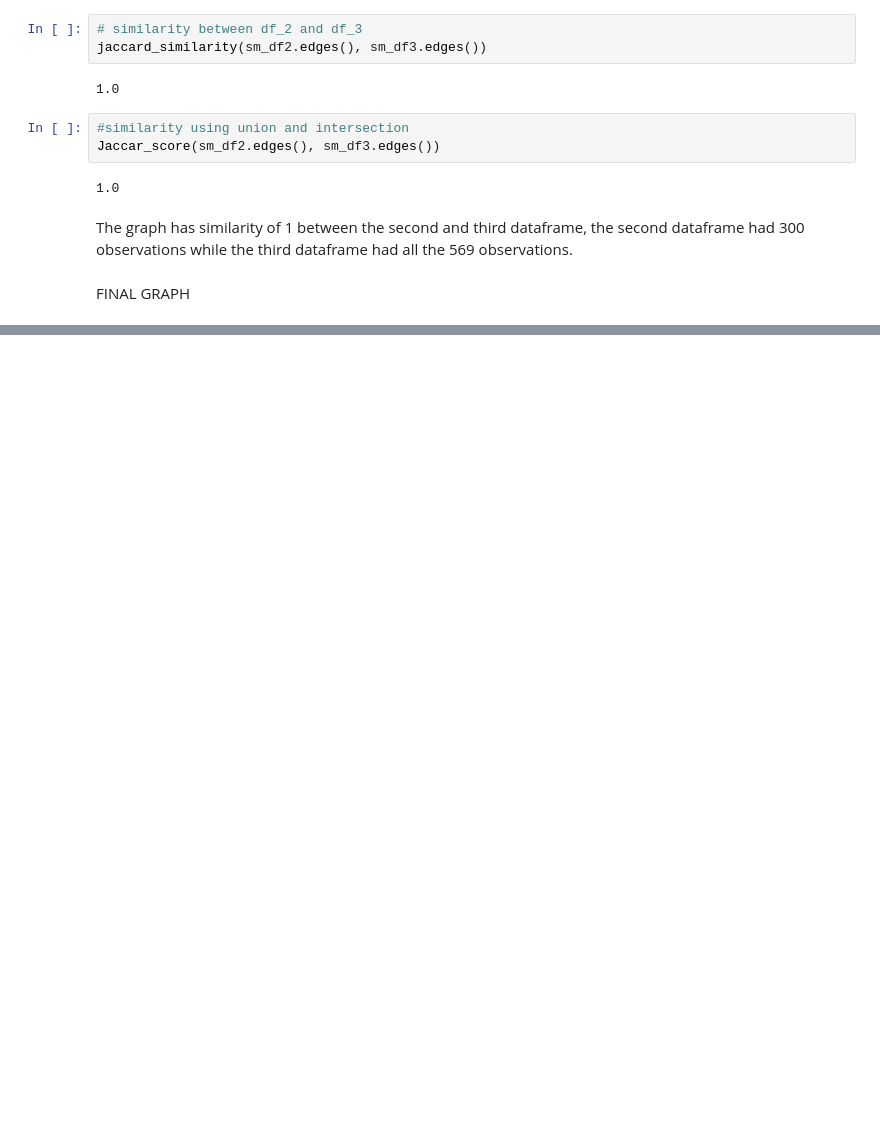
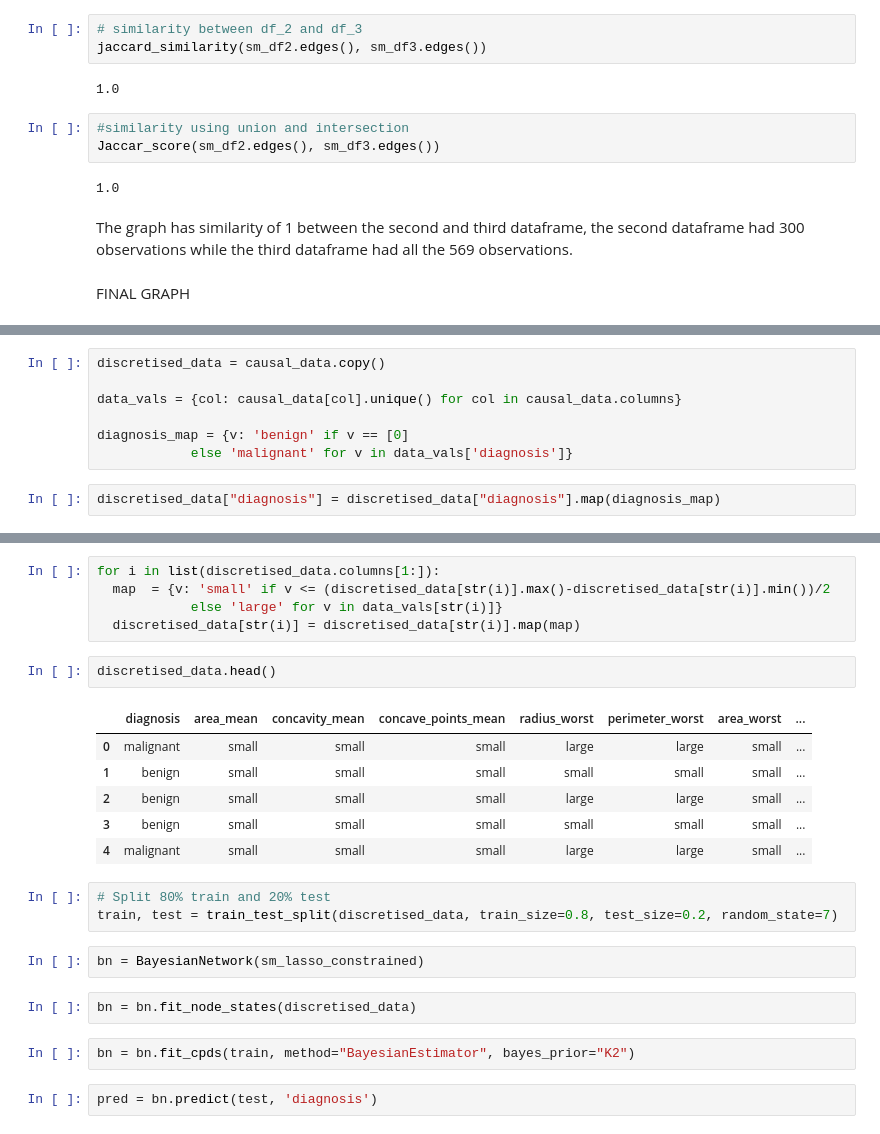
Before and after one commit to Kibika/Causal_Inference, a Jupyter notebook: notebooks/causal_inference.ipynb, the cells around one changed output, grey strips where cells are left out. Cells and saved outputs as stored; diff of their text form; blank space fills up the shorter version.

```diff
--- a/notebooks/causal_inference.ipynb
+++ b/notebooks/causal_inference.ipynb
@@ -765,0 +766,9 @@ Warning: node 'concave_points_worst', graph '' size too small for label
+# %%
+discretised_data = causal_data.copy()
+
+data_vals = {col: causal_data[col].unique() for col in causal_data.columns}
+
+diagnosis_map = {v: 'benign' if v == [0]
+            else 'malignant' for v in data_vals['diagnosis']}
+# %%
+discretised_data["diagnosis"] = discretised_data["diagnosis"].map(diagnosis_map)
@@ -765,0 +789,25 @@ Warning: node 'concave_points_worst', graph '' size too small for label
+# %%
+for i in list(discretised_data.columns[1:]):
+  map  = {v: 'small' if v <= (discretised_data[str(i)].max()-discretised_data[str(i)].min())/2
+            else 'large' for v in data_vals[str(i)]}
+  discretised_data[str(i)] = discretised_data[str(i)].map(map)
+# %%
+discretised_data.head()
+# %% [output]
+|  | diagnosis | area_mean | concavity_mean | concave_points_mean | radius_worst | perimeter_worst | area_worst | ... |
+| 0 | malignant | small | small | small | large | large | small | ... |
+| 1 | benign | small | small | small | small | small | small | ... |
+| 2 | benign | small | small | small | large | large | small | ... |
+| 3 | benign | small | small | small | small | small | small | ... |
+| 4 | malignant | small | small | small | large | large | small | ... |
+# %%
+# Split 80% train and 20% test
+train, test = train_test_split(discretised_data, train_size=0.8, test_size=0.2, random_state=7)
+# %%
+bn = BayesianNetwork(sm_lasso_constrained)
+# %%
+bn = bn.fit_node_states(discretised_data)
+# %%
+bn = bn.fit_cpds(train, method="BayesianEstimator", bayes_prior="K2")
+# %%
+pred = bn.predict(test, 'diagnosis')
```
Also changed, not shown: parts of 38 cells of this notebook.
